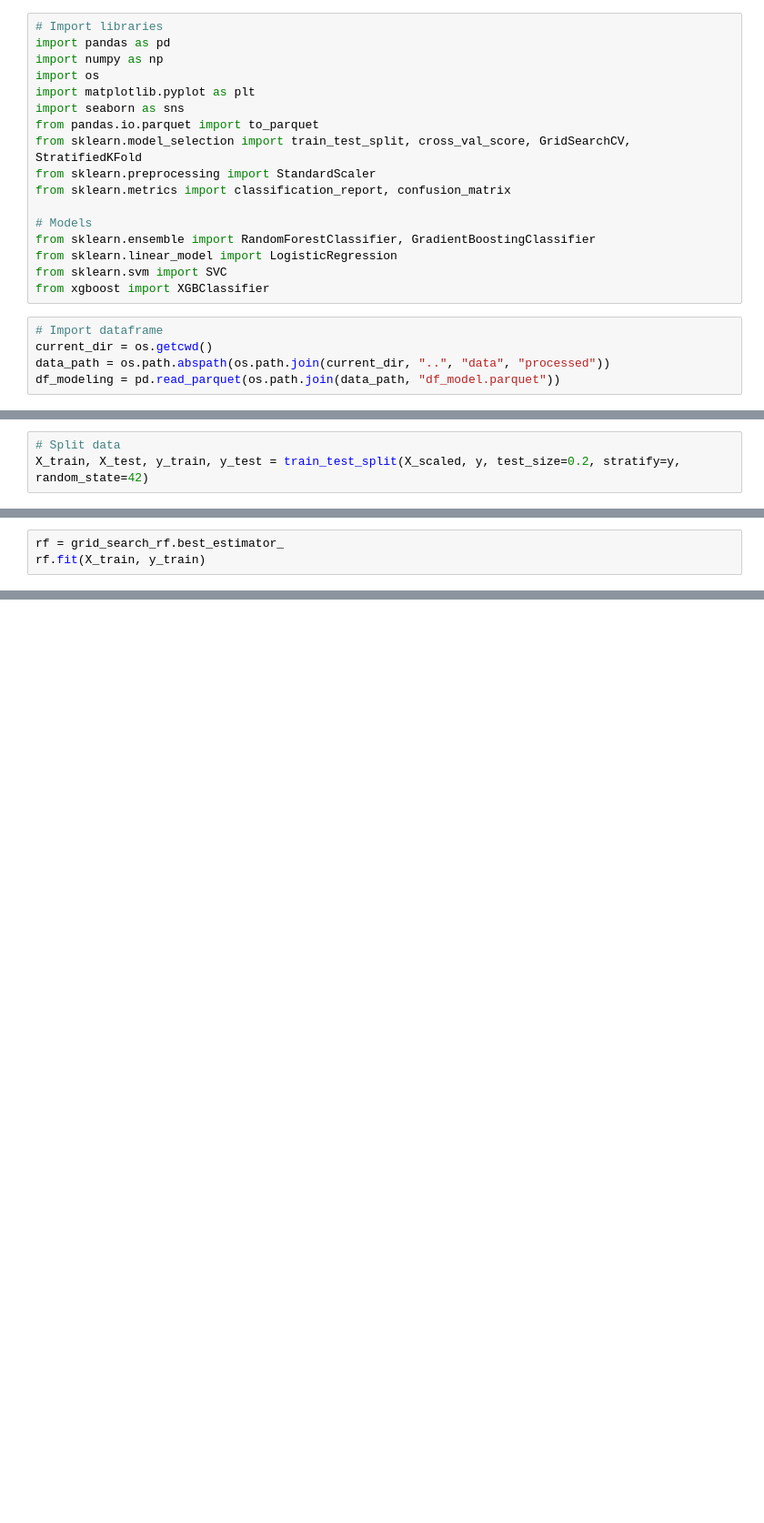
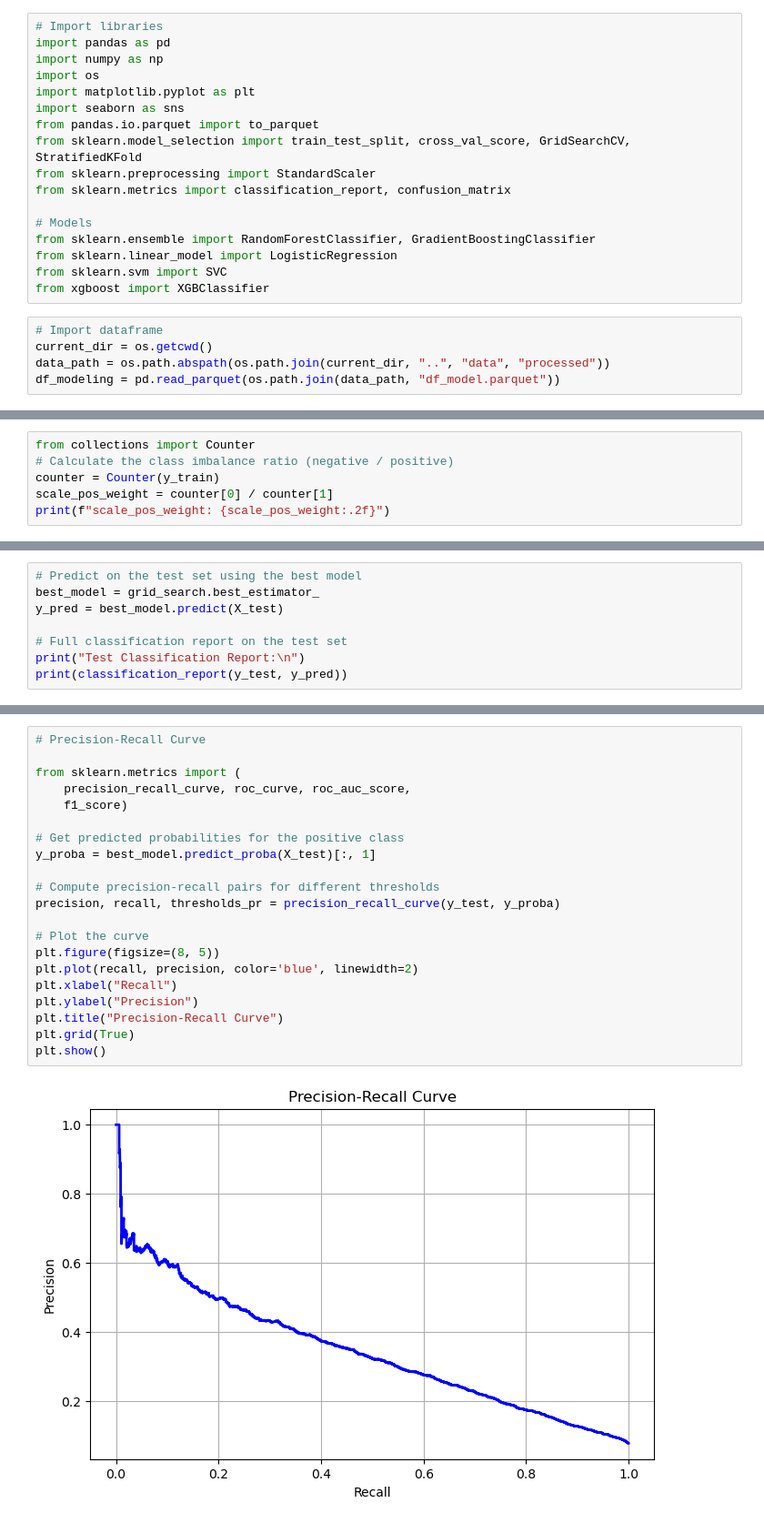
Before and after one commit to rickaof/Olist_Ecommerce_Analysis, a Jupyter notebook: notebooks/model.ipynb, the cells around one changed output, grey strips where cells are left out. Shown at 91% size. Saved outputs shown, nothing was run; the diff lists cells and outputs as text; blank space fills up the shorter version.

```diff
--- a/notebooks/model.ipynb
+++ b/notebooks/model.ipynb
@@ -84,3 +45,0 @@ X_scaled = scaler.fit_transform(X)
-# %%
-# Split data
-X_train, X_test, y_train, y_test = train_test_split(X_scaled, y, test_size=0.2, stratify=y, random_state=42)
@@ -187,3 +45,0 @@ Best Recall (RF): 0.6113325487390325
-# %%
-rf = grid_search_rf.best_estimator_
-rf.fit(X_train, y_train)
@@ -200,0 +279,6 @@ This makes the model more practical for real-world applications where excessive
+# %%
+from collections import Counter
+# Calculate the class imbalance ratio (negative / positive)
+counter = Counter(y_train)
+scale_pos_weight = counter[0] / counter[1]
+print(f"scale_pos_weight: {scale_pos_weight:.2f}")
@@ -200,0 +353,8 @@ This makes the model more practical for real-world applications where excessive
+# %%
+# Predict on the test set using the best model
+best_model = grid_search.best_estimator_
+y_pred = best_model.predict(X_test)
+
+# Full classification report on the test set
+print("Test Classification Report:\n")
+print(classification_report(y_test, y_pred))
@@ -200,0 +380,23 @@ This makes the model more practical for real-world applications where excessive
+# %%
+# Precision-Recall Curve
+
+from sklearn.metrics import (
+    precision_recall_curve, roc_curve, roc_auc_score,
+    f1_score)
+
+# Get predicted probabilities for the positive class
+y_proba = best_model.predict_proba(X_test)[:, 1]
+
+# Compute precision-recall pairs for different thresholds
+precision, recall, thresholds_pr = precision_recall_curve(y_test, y_proba)
+
+# Plot the curve
+plt.figure(figsize=(8, 5))
+plt.plot(recall, precision, color='blue', linewidth=2)
+plt.xlabel("Recall")
+plt.ylabel("Precision")
+plt.title("Precision-Recall Curve")
+plt.grid(True)
+plt.show()
+# %% [output]
+[figure, added]
```
Also changed, not shown: parts of 40 cells of this notebook, 2 other files.
